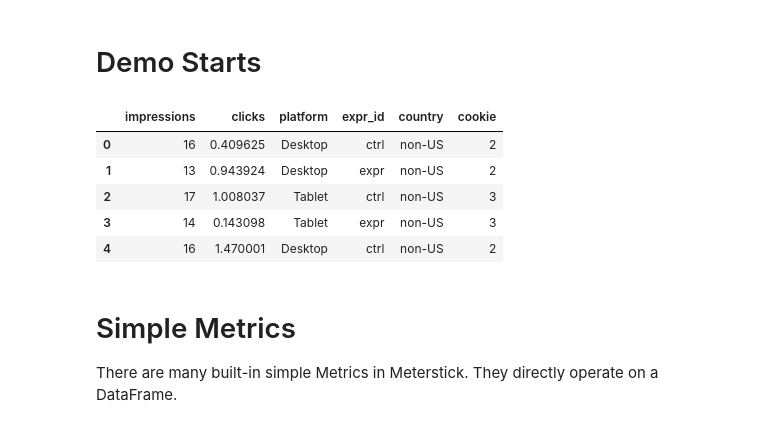
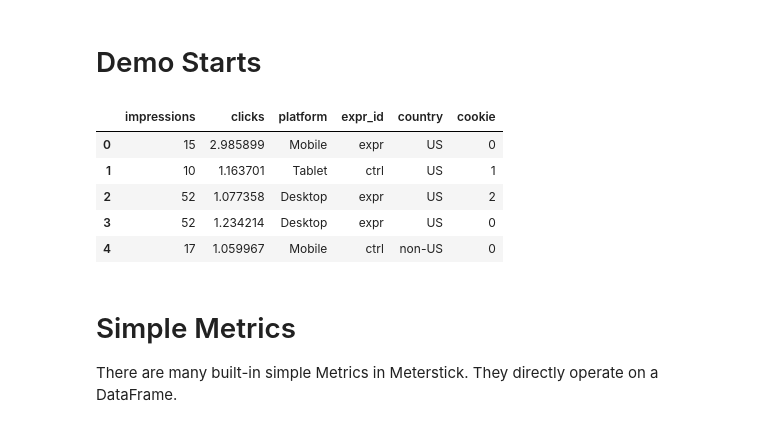
Before and after one commit to google/meterstick, a Jupyter notebook: meterstick_demo.ipynb, the cells around one changed output. Cells and saved outputs as stored; diff of their text form; code cells hidden in the pictures.

```diff
--- a/meterstick_demo.ipynb
+++ b/meterstick_demo.ipynb
@@ -26,29 +27,29 @@ import pandas as pd
 
 from meterstick import *
 # %%
-np.random.seed(42)
+np.random.seed(0)
 platform = ('Desktop', 'Mobile', 'Tablet')
 exprs = ('ctrl', 'expr')
 country = ('US', 'non-US')
-size = 1000
+size = 80
 impressions = np.random.randint(10, 20, size)
 clicks = impressions * 0.1 * np.random.random(size)
 df = pd.DataFrame({'impressions': impressions, 'clicks': clicks})
 df['platform'] = np.random.choice(platform, size=size)
 df['expr_id'] = np.random.choice(exprs, size=size)
 df['country'] = np.random.choice(country, size=size)
-df['cookie'] = np.random.choice(range(5), size=size)
+df['cookie'] = np.random.choice(range(3), size=size)
 
 df.loc[df.country == 'US', 'clicks'] *= 2
 df.loc[(df.country == 'US') & (df.platform == 'Desktop'), 'impressions'] *= 4
 df.head()
 # %% [output]
 |  | impressions | clicks | platform | expr_id | country | cookie |
-| 0 | 16 | 0.409625 | Desktop | ctrl | non-US | 2 |
-| 1 | 13 | 0.943924 | Desktop | expr | non-US | 2 |
-| 2 | 17 | 1.008037 | Tablet | ctrl | non-US | 3 |
-| 3 | 14 | 0.143098 | Tablet | expr | non-US | 3 |
-| 4 | 16 | 1.470001 | Desktop | ctrl | non-US | 2 |
+| 0 | 15 | 2.985899 | Mobile | expr | US | 0 |
+| 1 | 10 | 1.163701 | Tablet | ctrl | US | 1 |
+| 2 | 52 | 1.077358 | Desktop | expr | US | 2 |
+| 3 | 52 | 1.234214 | Desktop | expr | US | 0 |
+| 4 | 17 | 1.059967 | Mobile | ctrl | non-US | 0 |
 # %% [markdown]
 # Simple Metrics
 There are many built-in simple Metrics in Meterstick. They directly operate on a DataFrame.
```
Also changed, not shown: parts of 121 cells of this notebook, 15 other files.
